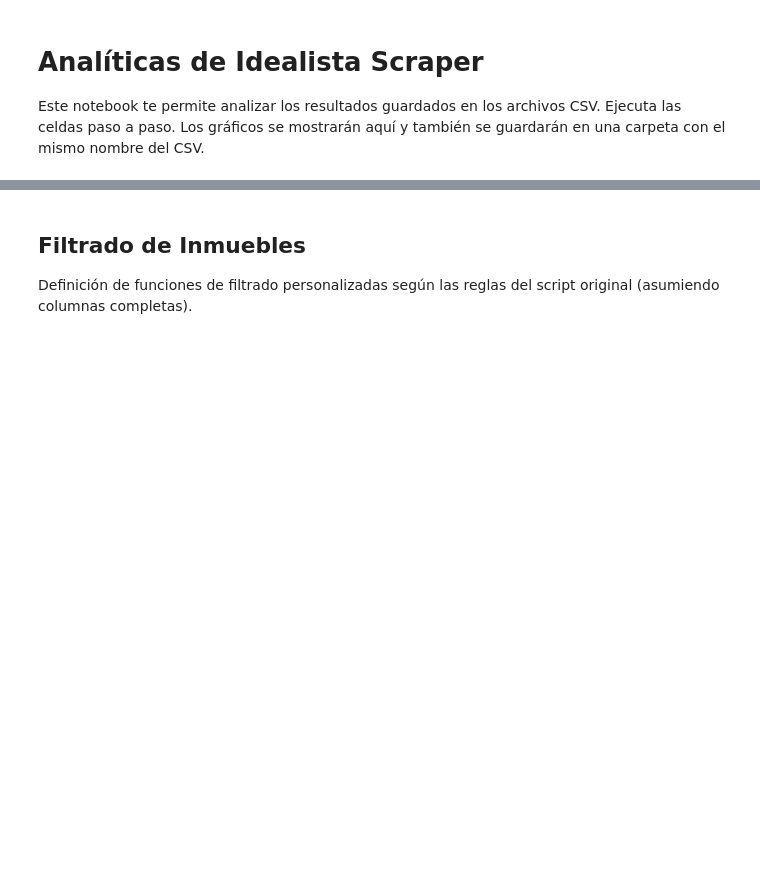
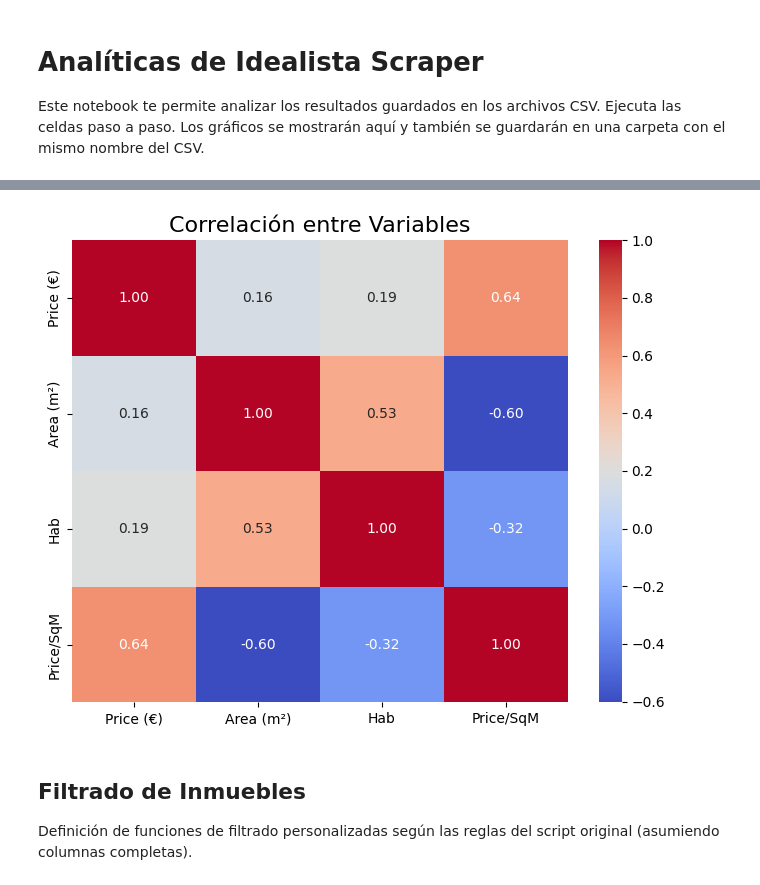
Before and after one commit to MatiGrinberg/Scraping_Real_estate_BCN, a Jupyter notebook: nb/Analytics.ipynb, the cells around one changed output, grey strips where cells are left out. Drawn from its saved outputs; the diff is of its cells as text; code cells hidden in the pictures; blank space fills up the shorter version.

```diff
--- a/nb/Analytics.ipynb
+++ b/nb/Analytics.ipynb
@@ -200,13 +216,18 @@ for i in range(0, len(locations), locs_per_plot):
     plt.show()
     """
 # %%
-"""# 8. CORRELACIÓN ENTRE VARIABLES NUMÉRICAS
+
+"""
+# 8. CORRELACIÓN ENTRE VARIABLES NUMÉRICAS
 cols = [c for c in ['Price (€)', 'Area (m²)', 'Hab', 'Price/room' if is_rent else 'Price/SqM'] if c in df.columns]
 plt.figure(figsize=(8, 6))
 sns.heatmap(df[cols].corr(), annot=True, cmap='coolwarm', fmt='.2f')
 plt.title('Correlación entre Variables', fontsize=16)
 plt.savefig(os.path.join(OUTPUT_DIR, 'correlacion.png'), bbox_inches='tight')
-plt.show()"""
+plt.show()
+"""
+# %% [output]
+[figure, added]
 # %% [markdown]
 ## Filtrado de Inmuebles
 
```
Also changed, not shown: parts of 7 cells of this notebook, 1 other file.
